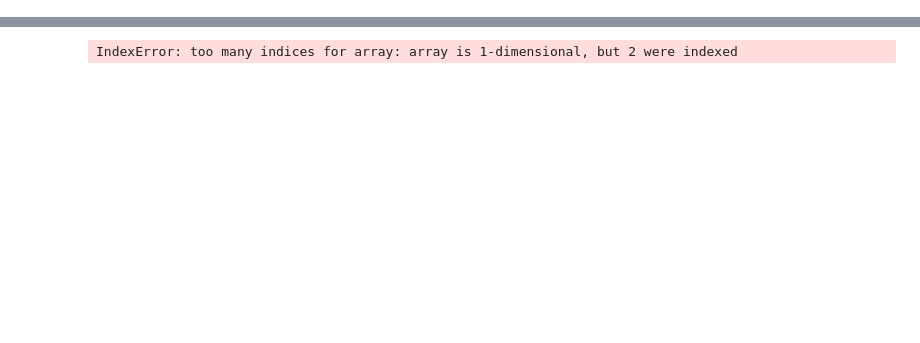
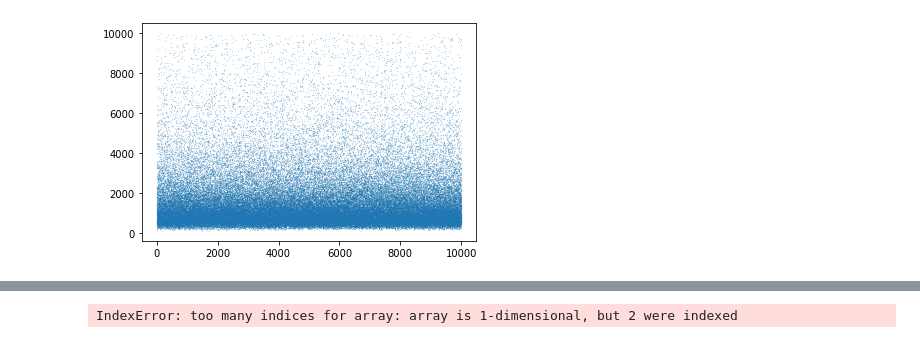
Before and after one commit to poss-group/matsim-bimodal-1, a Jupyter notebook: python_analysis/CheckJavaSampler.ipynb, the cells around one changed output, grey strips where cells are left out. Drawn from its saved outputs; the diff is of its cells as text; code cells hidden in the pictures; blank space fills up the shorter version.

```diff
--- a/python_analysis/CheckJavaSampler.ipynb
+++ b/python_analysis/CheckJavaSampler.ipynb
@@ -13,0 +18,5 @@ plt.show()
+# %%
+plt.scatter(x, data, s=0.01)
+plt.show()
+# %% [output]
+[figure, added]
```
Also changed, not shown: parts of 5 cells of this notebook, 32 other files.
